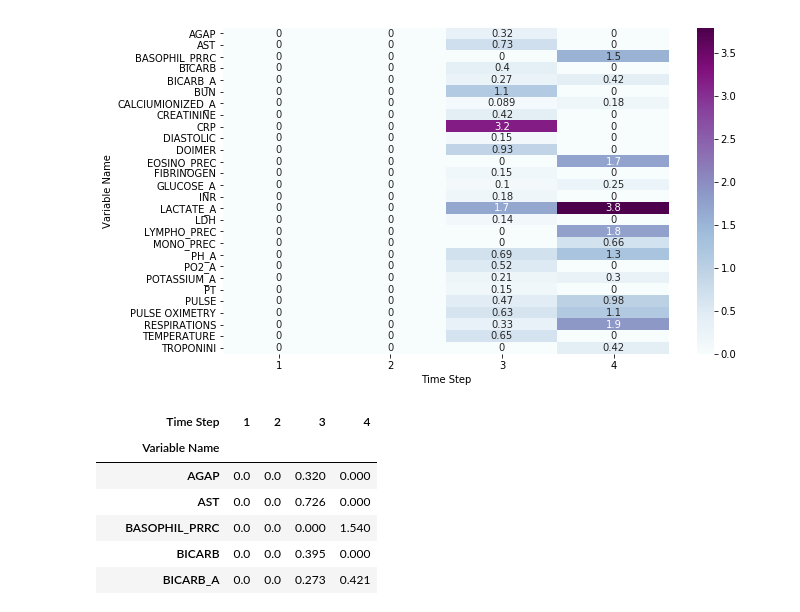
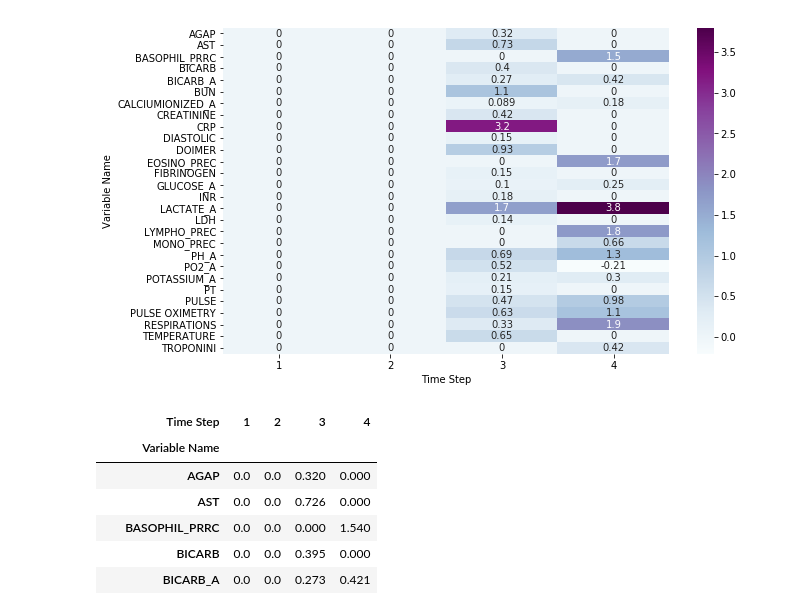
Before and after one commit to Tingyiwanyan/Contrastive_Learning_For_Covid, a Jupyter notebook: draw_heat_map.ipynb, the cells around one changed output. Saved outputs shown, nothing was run; the diff lists cells and outputs as text; code cells hidden in the pictures.

```diff
--- a/draw_heat_map.ipynb
+++ b/draw_heat_map.ipynb
@@ -4,12 +4,12 @@ import numpy as np
 import matplotlib.pyplot as plt
 # %%
 import pandas as pd
-heat = pd.read_csv("Heat_map.csv")
+heat = pd.read_csv("Heat_map_cl_death_24 .csv")
 heat_map = heat.pivot("Variable Name","Time Step","Positive Contribute Value")
 fig = plt.figure(figsize=(10,6))
 heat_ = sns.heatmap(heat_map,annot=True,cmap='BuPu')
 # %% [output]
-[figure, old version]
+[figure, new version]
 # %%
 heat_map
 # %% [output]
```
Also changed, not shown: 3 other files.
